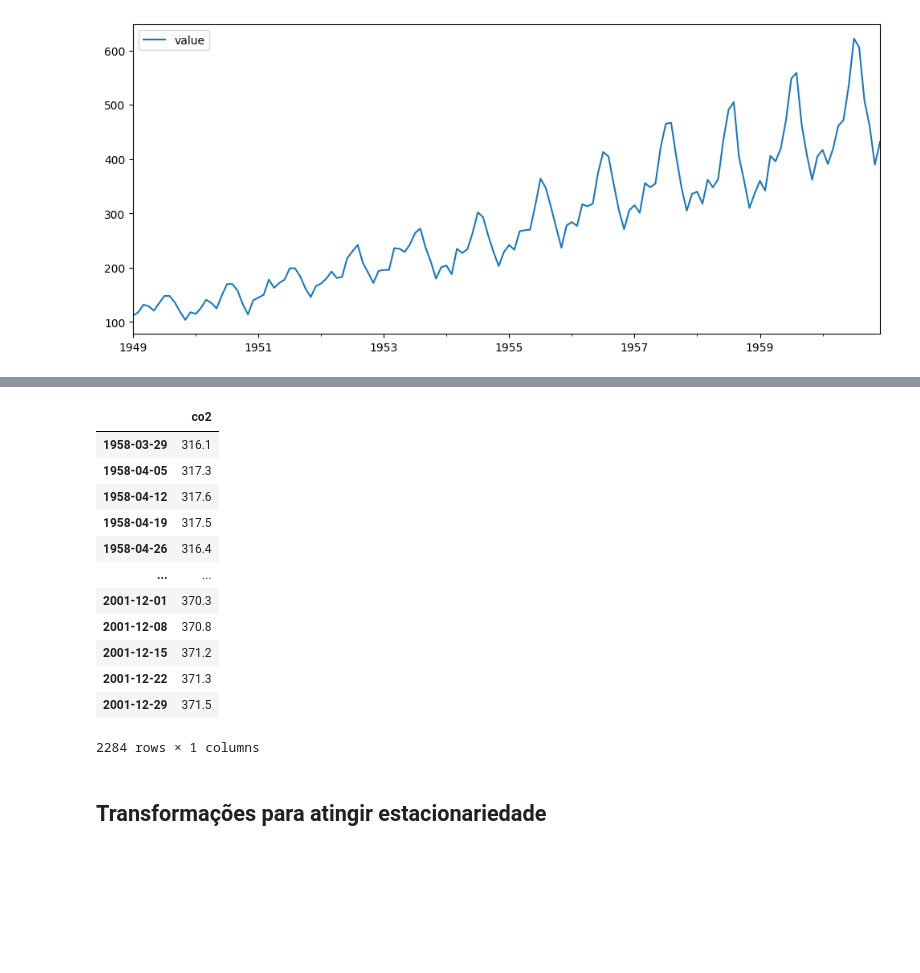
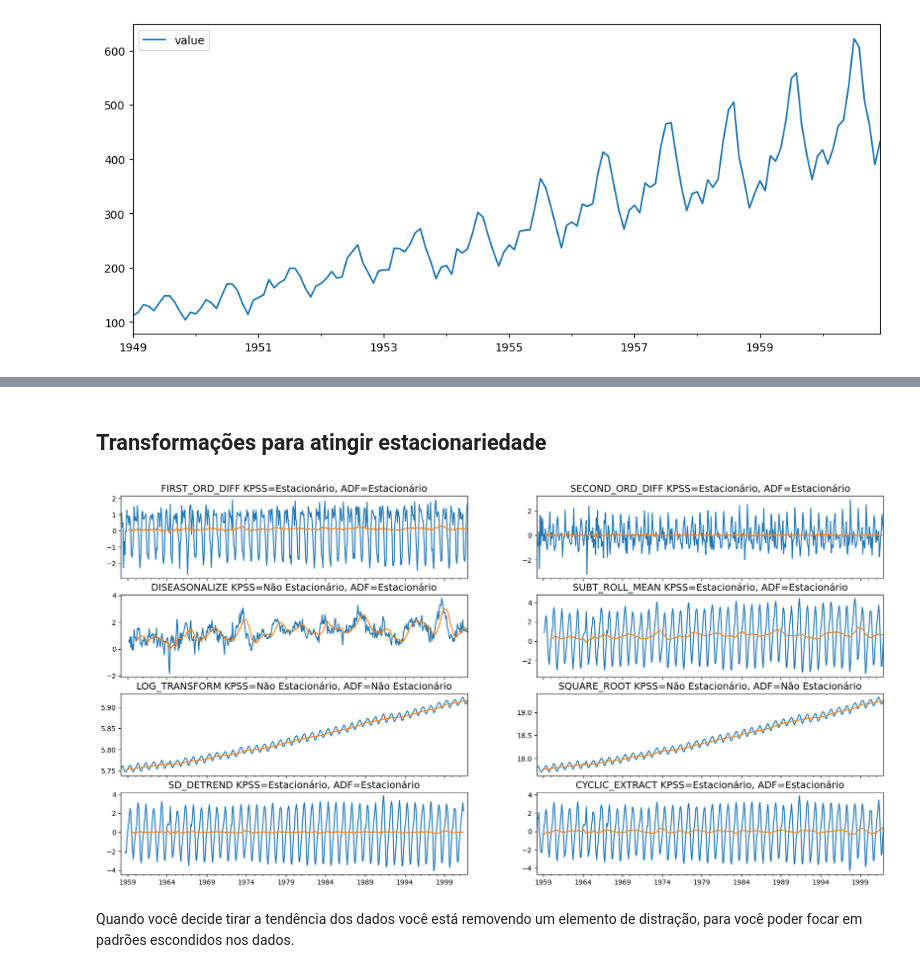
Before and after one commit to danielrferreira/classes, a Jupyter notebook: ASN/Séries Temporais/preparacao/Aula 4.ipynb, the cells around one changed output, grey strips where cells are left out. Cells and saved outputs as stored; diff of their text form; code cells hidden in the pictures; blank space fills up the shorter version.

```diff
--- a/ASN/Séries Temporais/preparacao/Aula 4.ipynb
+++ b/ASN/Séries Temporais/preparacao/Aula 4.ipynb
@@ -100,18 +53,2 @@ airp_df
-# %%
-co2_df
-# %% [output]
-|  | co2 |
-| 1958-03-29 | 316.1 |
-| 1958-04-05 | 317.3 |
-| 1958-04-12 | 317.6 |
-| 1958-04-19 | 317.5 |
-| 1958-04-26 | 316.4 |
-| ... | ... |
-| 2001-12-01 | 370.3 |
-| 2001-12-08 | 370.8 |
-| 2001-12-15 | 371.2 |
-| 2001-12-22 | 371.3 |
-| 2001-12-29 | 371.5 |
-2284 rows × 1 columns
 # %% [markdown]
 ## Transformações para atingir estacionariedade
@@ -117,0 +87,41 @@ co2_df
+# %%
+serie = co2_s
+
+# using first order differencing (detrending)
+first_ord_diff = serie.diff().dropna()
+
+# using second order differencing
+second_ord_diff = serie.diff().diff().dropna()
+
+# differencing to remove seasonality
+diseasonalize = serie.diff(12).dropna()
+
+# using rolling mean
+rolling_mean = serie.rolling(window=12).mean()
+subt_roll_mean = serie - rolling_mean
+
+# log transform
+log_transform = np.log(serie)
+
+# Square root transform
+square_root = np.sqrt(serie)
+
+# using seasonal_decompose to remove trend
+decomp = seasonal_decompose(serie)
+sd_detrend = (decomp.observed - decomp.trend)
+
+# using hp_filter
+cyclic_extract, trend = hpfilter(serie)
+
+# combine the methods into a list
+methods = [first_ord_diff, second_ord_diff,
+           diseasonalize, subt_roll_mean,
+           log_transform, square_root,
+           sd_detrend, cyclic_extract]
+
+warnings.simplefilter(action='ignore')
+plot = plot_comparison(methods)
+# %% [output]
+[figure, added]
+# %% [markdown]
+Quando você decide tirar a tendência dos dados você está removendo um elemento de distração, para você poder focar em padrões escondidos nos dados.
```
Also changed, not shown: parts of 7 cells of this notebook.
